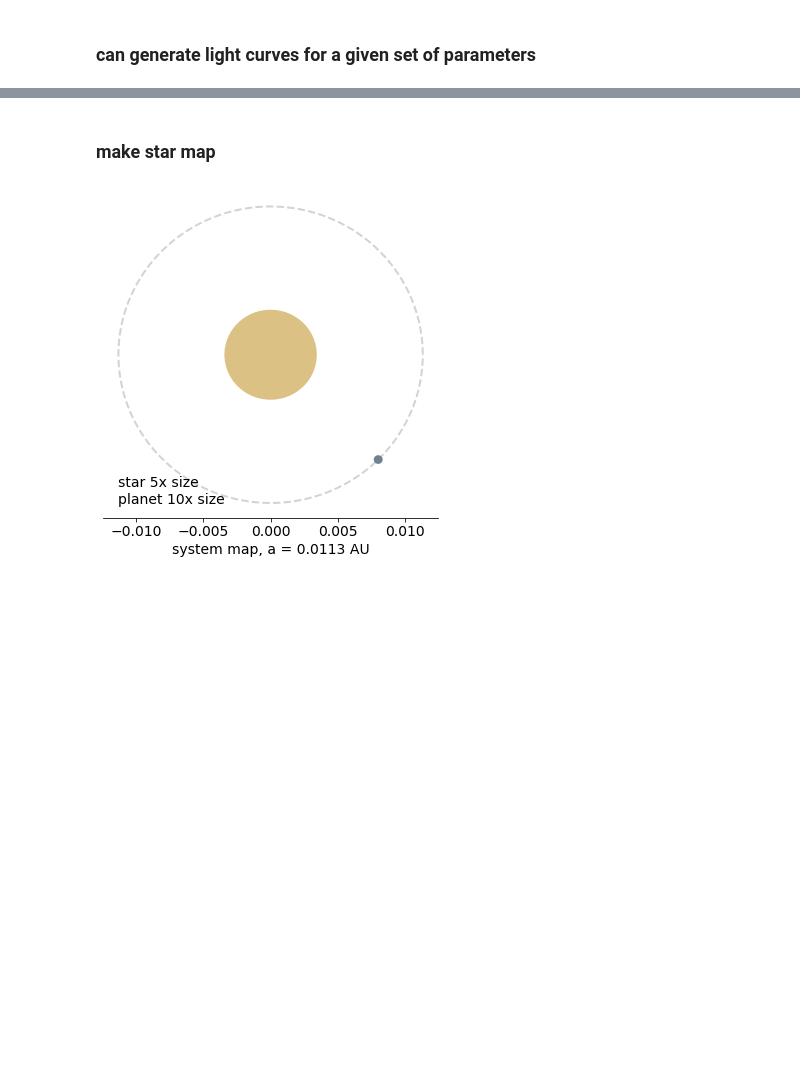
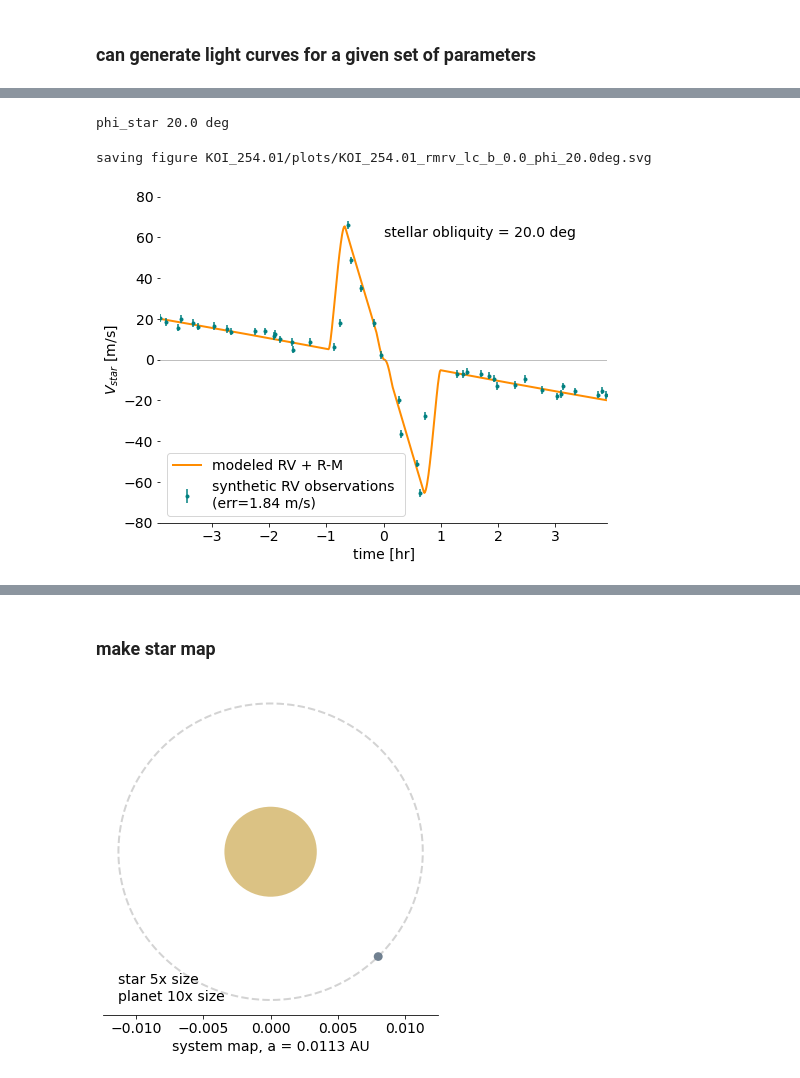
Before and after one commit to namagu/rossiter-mclaughlin-coaddventure, a Jupyter notebook: rv_from_scratch.ipynb, the cells around one changed output, grey strips where cells are left out. Saved outputs shown, nothing was run; the diff lists cells and outputs as text; code cells hidden in the pictures; blank space fills up the shorter version.

```diff
--- a/rv_from_scratch.ipynb
+++ b/rv_from_scratch.ipynb
@@ -732,3 +787,78 @@ ValueError: x and y must have same first dimension, but have shapes (1000,) and
+# %%
+print(f"phi_star {phi_star*(180/np.pi)} deg")
+# %% [output]
+phi_star 20.0 deg
+# %%
+# figure setup
+fig = plt.figure(figsize=(8,6))
+ax = fig.add_subplot()
+fs = 14 # font size
+plt.rc('font', size=fs)
+
+# actual radial velocity
+skip = 1
+#ax.scatter(thetas, rv,
+#           c='pink', label=f"RV with R-M")
+# ax.plot(t_array[::skip].to(u.hr), rv[::skip],
+#         zorder=10,
+#         c='black', lw=1, alpha=0.7, ls='dashed',label=f"RV, star only")
+
+# ax.scatter(t_array[::skip].to(u.hr), rv[::skip],
+#            c='purple', lw=1, ls='dotted',label=f"RV (every {skip}th point)")
+
+
+# recall that rmrv = dvrot + rv
+ax.plot((t_array - P).to(u.hr), rmrv,
+        #c = 'darkorange', s=10,
+        lw=2, c='darkorange',
+        label=f"modeled RV + R-M") # (scaled by {scale})")
+
+
+# plot observed
+skip=20
+
+ax.errorbar((t_obs - P).to(u.hr), rmrv_obs, yerr=sigma_all*(u.m/u.s),
+            c='teal', # 'teal',  # teal for phi=good predict, brown for phi=other
+            fmt='.',label=f"synthetic RV observations \n(err={sigma_all:.3} m/s)"
+           )
+
+# plot just the r-m distrubance
+# scale = 1
+# ax.plot(t_array.to(u.hr), dvrot*scale,
+#         c = 'orange',
+#         label=f"R-M (scaled by {scale})")
+
+## formatting
+#ax.set_title(r"radial $V_{star}$ with Rossiter-McLaughlin")
+ax.set_xlabel(r"time [hr]")
+ax.set_ylabel(r"$V_{star}$ [m/s]")
+
+
+middle = 1 #P.to(u.hr).value  # 1 to start at 0
+window = np.array([-1,1])*2*dur.value
+ax.set_xlim(window[0], window[1])
+ax.set_ylim(-80,80) #(-8,8) #(-80,80)
+
+# additional visual markers
+# ax.vlines(0.5*dur.value*np.array([-1,1]),ax.get_ylim()[0],ax.get_ylim()[1],
+#           color='grey', alpha=0.4 , label=f"dur = {dur:.3}")
+ax.hlines(0,window[0],window[1],lw=1,colors='grey',alpha=0.5)
+
+for spine in ax.spines: ax.spines[spine].set_visible(False)
+ax.spines['bottom'].set_visible(True)
+
+plt.text(ax.get_xlim()[1]*0, ax.get_ylim()[1]*0.75, f"stellar obliquity = {phi_star * (180/np.pi):.3} deg")
+
+#ax.set_facecolor("lightgrey")
+#plt.grid() # (c='white')
+plt.legend(loc='lower left')
+
+filename=f"{folder}/plots/KOI_{koi}_rmrv_lc_b_{b}_phi_{phi_star*(180/np.pi):.3}deg.svg"
+plt.savefig(filename, bbox_inches='tight',transparent=True)
+print(f"saving figure {filename}")
+# %% [output]
+saving figure KOI_254.01/plots/KOI_254.01_rmrv_lc_b_0.0_phi_20.0deg.svg
+[figure, added]
 # %%
 # output R-M RV curve
 header = f"""Planet: Rp = {rp}, M_p = {mp}
```
Also changed, not shown: parts of 31 cells of this notebook, 1 other file.
